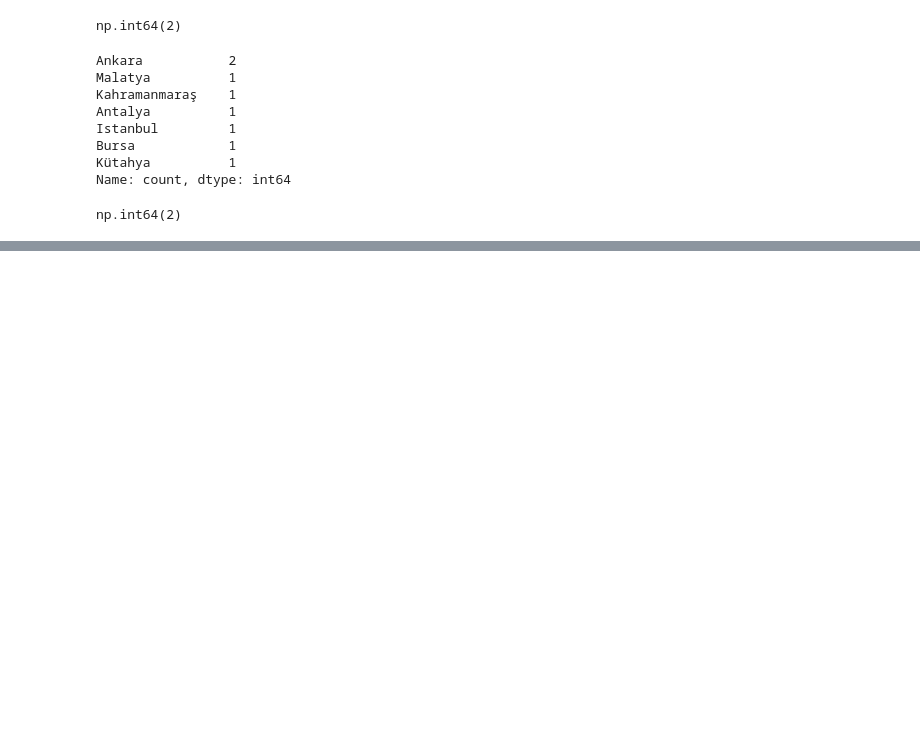
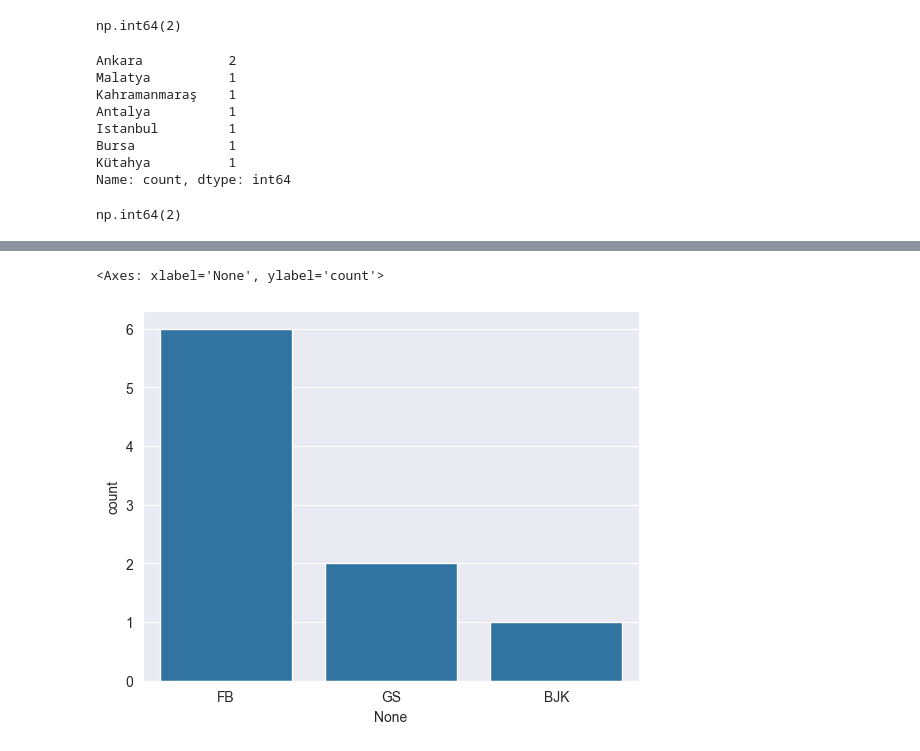
Before and after one commit to muffafa/btk-intro-machine-learning, a Jupyter notebook: hafta1/ders2.ipynb, the cells around one changed output, grey strips where cells are left out. Drawn from its saved outputs; the diff is of its cells as text; code cells hidden in the pictures; blank space fills up the shorter version.

```diff
--- a/hafta1/ders2.ipynb
+++ b/hafta1/ders2.ipynb
@@ -221,0 +291,6 @@ np.int64(2)
+# %%
+sns.set_style("darkgrid")
+sns.countplot(x=takimlar)
+# %% [output]
+<Axes: xlabel='None', ylabel='count'>
+[figure, added]
```
Also changed, not shown: parts of 17 cells of this notebook.
